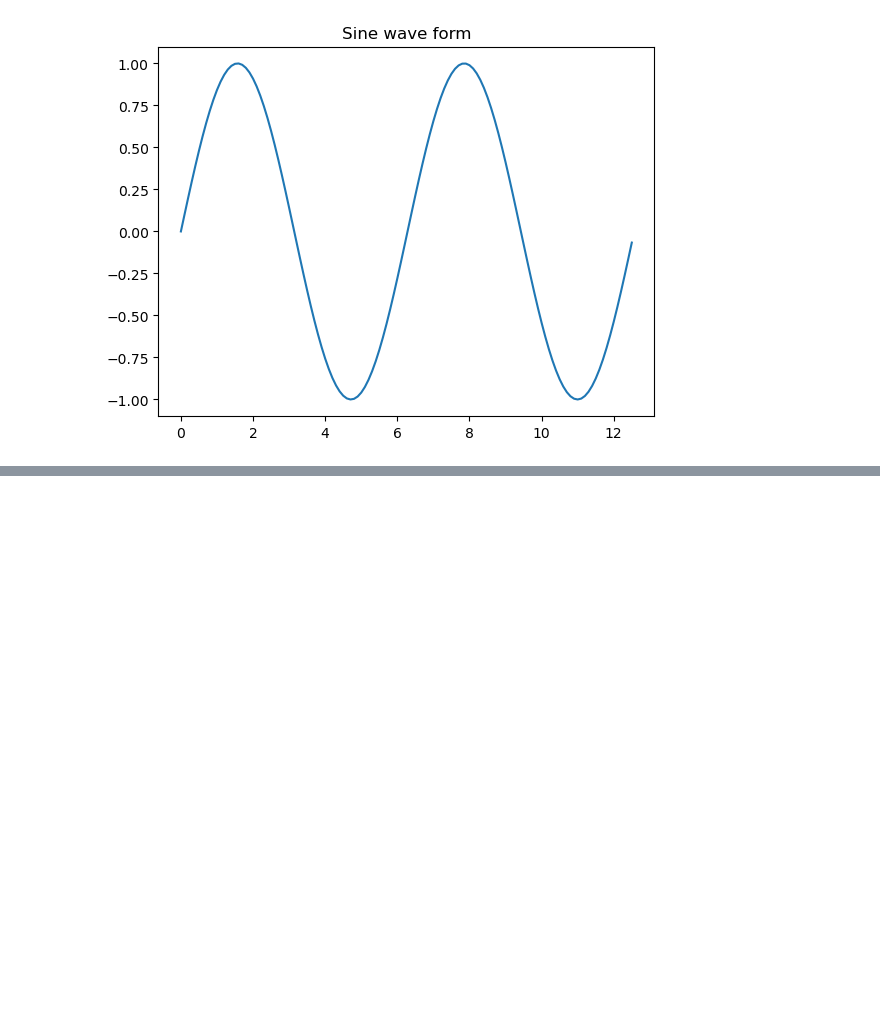
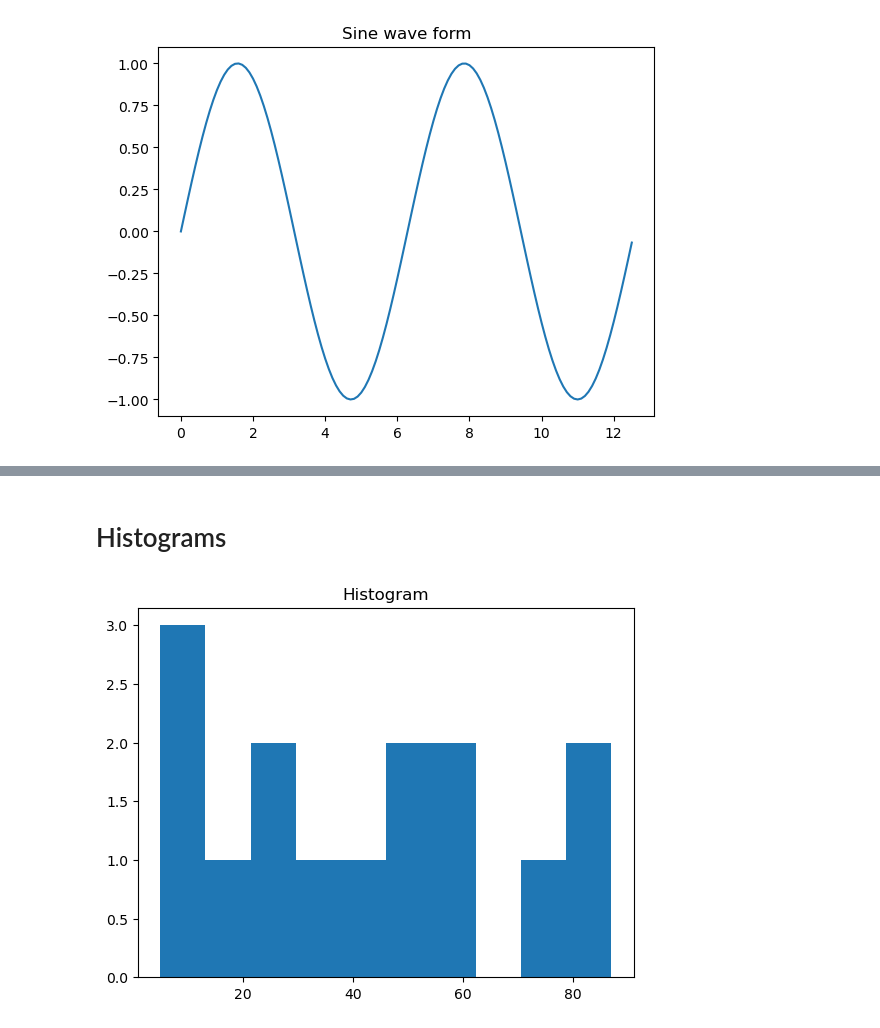
Before and after one commit to Engg-Abhinav/Python-Libraries, a Jupyter notebook: Python_Tutorial_4.ipynb, the cells around one changed output, grey strips where cells are left out. Cells and saved outputs as stored; diff of their text form; code cells hidden in the pictures; blank space fills up the shorter version.

```diff
--- a/Python_Tutorial_4.ipynb
+++ b/Python_Tutorial_4.ipynb
@@ -127,0 +153,14 @@ plt.show()
+# %% [markdown]
+# Histograms
+# %%
+# Histograms - Helps us to find out w.r.t. the numbers what is the density/count
+# that we can see on the y-axis. (In the x-axis we will have all the numbers)
+# This will be w.r.t bins. (Default: 10 bins)
+
+a = np.array([22,87,5,43,56,73,55,54,11,20,51,5,79,31,27])
+plt.hist(a)
+# plt.hist(a, bins=20)
+plt.title("Histogram")
+plt.show()
+# %% [output]
+[figure, added]
```
Also changed, not shown: parts of 8 cells of this notebook.
